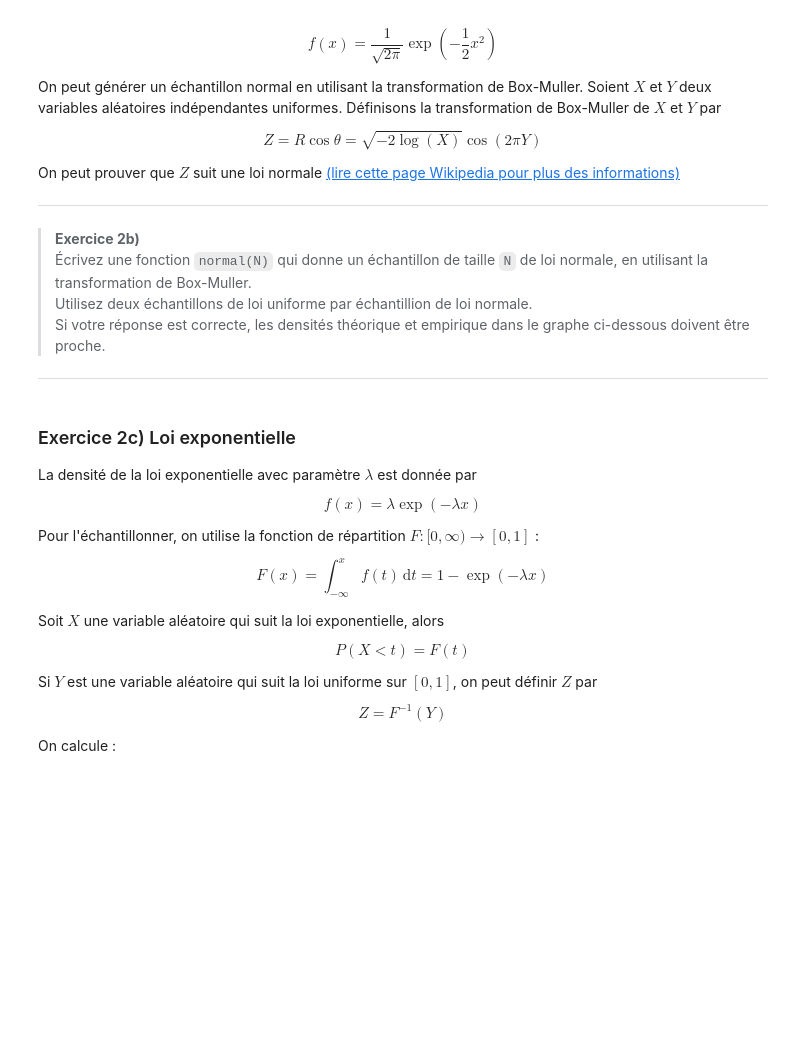
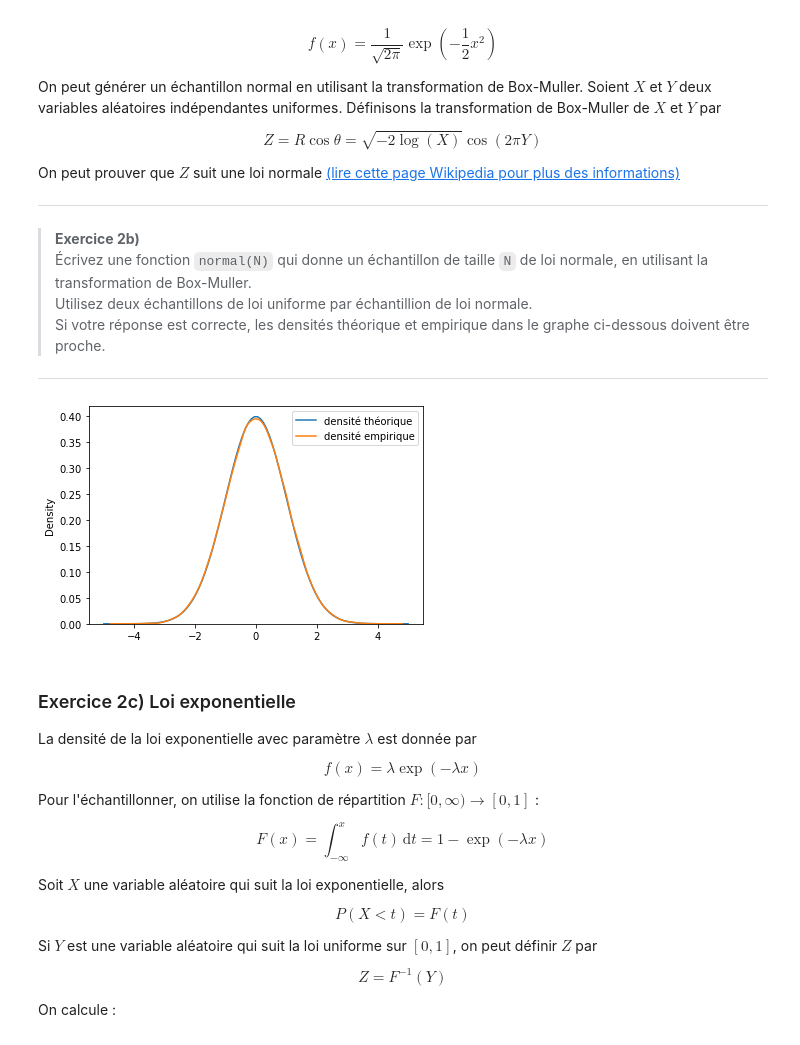
Before and after one commit to RikVoorhaar/probastat2020, a Jupyter notebook: notebooks/programmation1.ipynb, the cells around one changed output. Saved outputs shown, nothing was run; the diff lists cells and outputs as text; code cells hidden in the pictures; blank space fills up the shorter version.

```diff
--- a/notebooks/programmation1.ipynb
+++ b/notebooks/programmation1.ipynb
@@ -291,13 +306,19 @@ _____
 # %%
 def normal(N):
     """Générer un échantillon de taille `N` de la loi normale"""
-    # INSÉREZ VOTRE CODE ICI
-
+    ### BEGIN SOLUTION
+    x = np.random.random(size=(2,N))
+    R = np.sqrt(-2*np.log(x[0,:]))
+    cos_theta = np.cos(2*np.pi*x[1,:])
+    return R*cos_theta
+    ### END SOLUTION
 
 x = np.linspace(-5,5,100)
 plt.plot(x, np.exp(-x**2/2)/np.sqrt(np.pi*2), label='densité théorique')
 sns.kdeplot(normal(100000), label='densité empirique')
 plt.legend();
+# %% [output]
+[figure, added]
 # %%
 ### TESTES AUTOMATIQUES
 np.random.seed(179)
```
Also changed, not shown: parts of 14 cells of this notebook, 1 other file.
